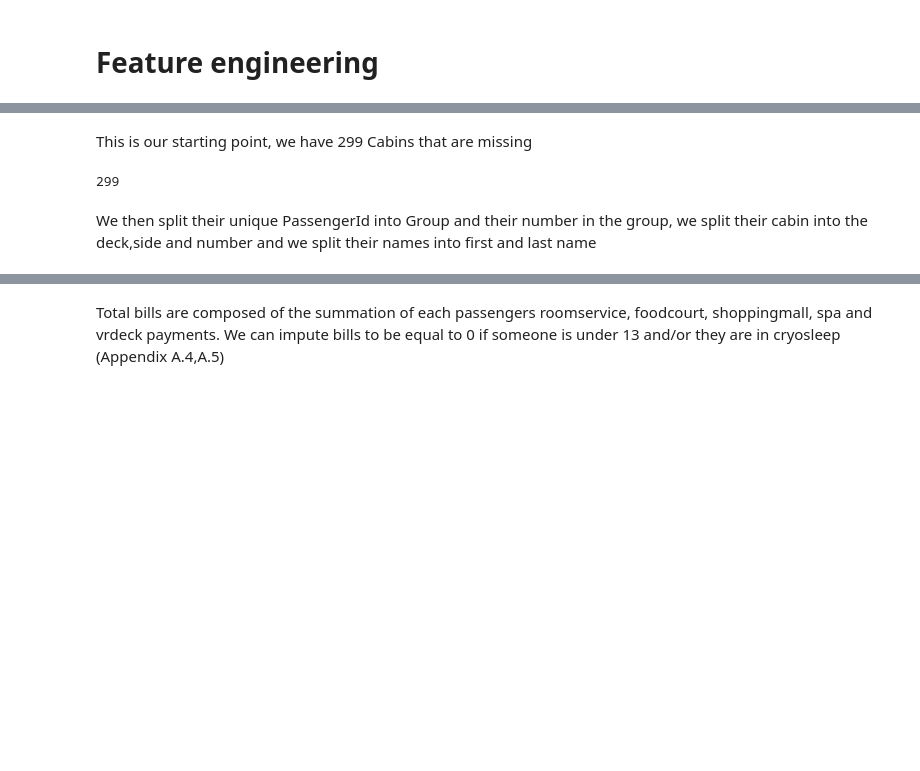
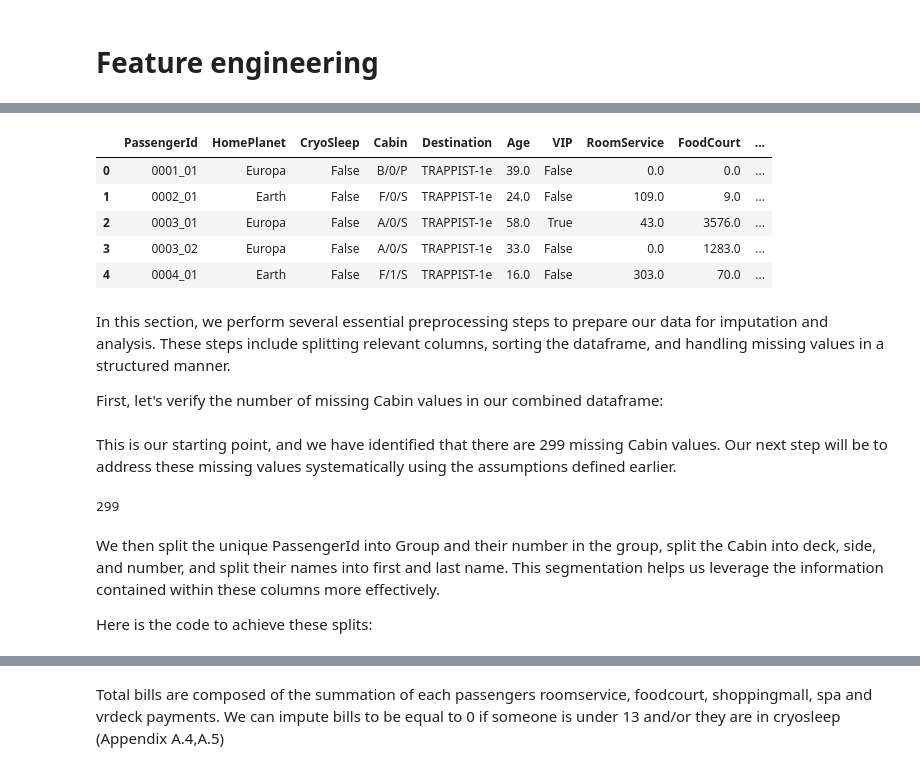
Before and after one commit to jacobsultan/cabin-for-spacetitanic-kaggle, a Jupyter notebook: final.ipynb, the cells around one changed output, grey strips where cells are left out. Drawn from its saved outputs; the diff is of its cells as text; code cells hidden in the pictures; blank space fills up the shorter version.

```diff
--- a/final.ipynb
+++ b/final.ipynb
@@ -33,22 +49,41 @@ Below we combine the training data and the test data as their orders by group ar
 # %%
+# Import necessary libraries
 import pandas as pd
 from collections import defaultdict # Slightly modified from a regular dictionary
 
-
+# Load the training and test data
 training_data = pd.read_csv('data/train.csv')
 test_data = pd.read_csv('data/test.csv')
+
+# Add a column to distinguish between the training and test sets
 training_data['Set'] = 'Train'
 test_data['Set'] = 'Test'
 
-# The combined dataframe we will be using for the rest of this project
-df = pd.concat([training_data,test_data])
+# Combine the training and test datasets
+df = pd.concat([training_data, test_data])
+
+# Display the first few rows of the combined dataframe
+df.head()
+# %% [output]
+|  | PassengerId | HomePlanet | CryoSleep | Cabin | Destination | Age | VIP | RoomService | FoodCourt | ... |
+| 0 | 0001_01 | Europa | False | B/0/P | TRAPPIST-1e | 39.0 | False | 0.0 | 0.0 | ... |
+| 1 | 0002_01 | Earth | False | F/0/S | TRAPPIST-1e | 24.0 | False | 109.0 | 9.0 | ... |
+| 2 | 0003_01 | Europa | False | A/0/S | TRAPPIST-1e | 58.0 | True | 43.0 | 3576.0 | ... |
+| 3 | 0003_02 | Europa | False | A/0/S | TRAPPIST-1e | 33.0 | False | 0.0 | 1283.0 | ... |
+| 4 | 0004_01 | Earth | False | F/1/S | TRAPPIST-1e | 16.0 | False | 303.0 | 70.0 | ... |
-# %% [markdown]
-This is our starting point, we have 299 Cabins that are missing
-# %%
-df['Cabin'].isna().sum()
-# %% [output]
-299
+# %% [markdown]
+In this section, we perform several essential preprocessing steps to prepare our data for imputation and analysis. These steps include splitting relevant columns, sorting the dataframe, and handling missing values in a structured manner.
+
+First, let's verify the number of missing Cabin values in our combined dataframe:
+# %% [markdown]
+This is our starting point, and we have identified that there are 299 missing Cabin values. Our next step will be to address these missing values systematically using the assumptions defined earlier.
+# %%
+# Check the number of missing values in the Cabin column
+df['Cabin'].isna().sum()
+# %% [output]
+299
 # %% [markdown]
-We then split their unique PassengerId into Group and their number in the group,
-we split their cabin into the deck,side and number and we split their names into first and last name
+We then split the unique PassengerId into Group and their number in the group, split the Cabin into deck, side, and number, and split their names into first and last name. This segmentation helps us leverage the information contained within these columns more effectively.
+
+Here is the code to achieve these splits:
 # %%
```
Also changed, not shown: parts of 34 cells of this notebook.
